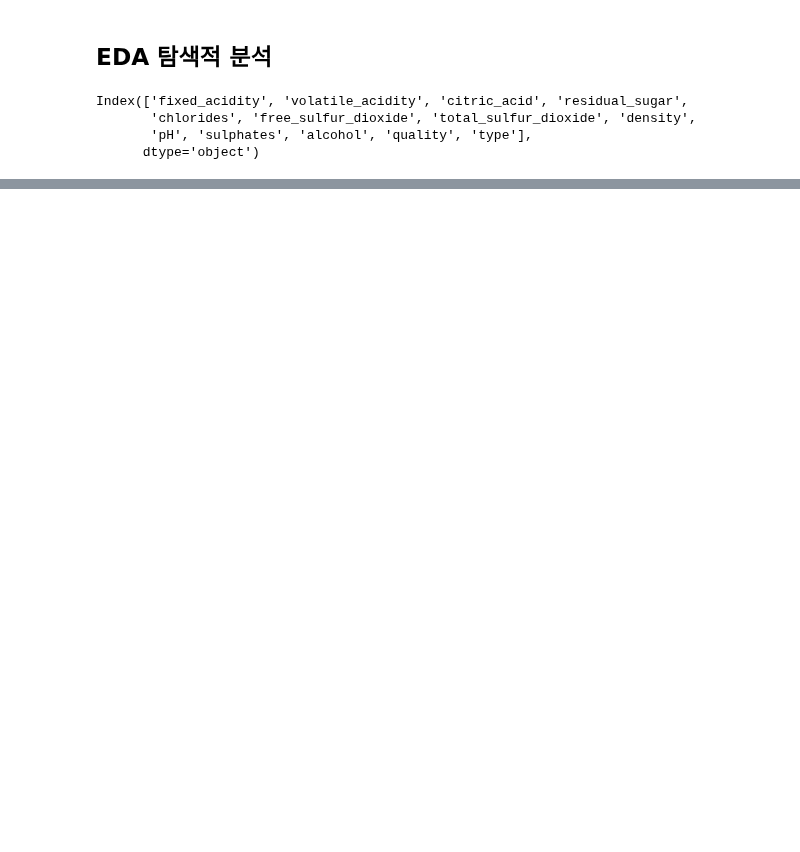
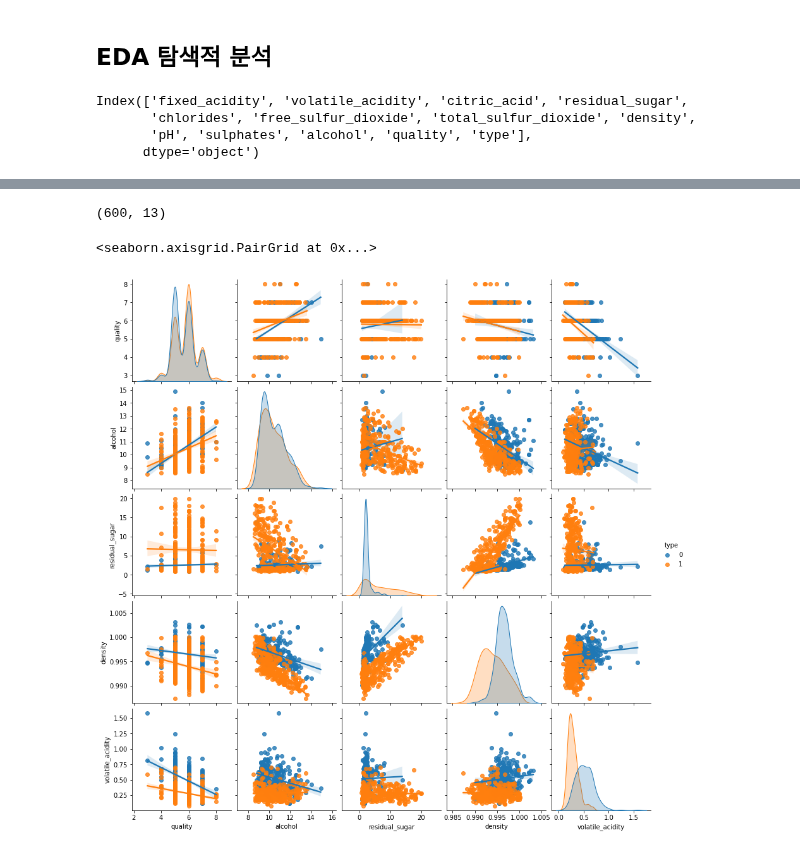
Before and after one commit to gitea0101/jupyter_note, a Jupyter notebook: dataframe/Data_ex5.ipynb, the cells around one changed output, grey strips where cells are left out. Cells and saved outputs as stored; diff of their text form; code cells hidden in the pictures; blank space fills up the shorter version.

```diff
--- a/dataframe/Data_ex5.ipynb
+++ b/dataframe/Data_ex5.ipynb
@@ -126,0 +164,12 @@ wine.groupby('type').describe()
+# %%
+# 레드와인 300개 화이트와인 300개 랜덤 샘플링
+def sampling(data, n=300):
+    return data.loc[np.random.choice(data.index,replace=False,size=n)]
+# %%
+red = wine[wine.type ==0]
+white = wine[wine.type ==1]
+
+red_sample = sampling(red)
+white_sample = sampling(white)
+print(red_sample.shape,white_sample.shape)
+white_sample.head()
@@ -126,0 +184,10 @@ wine.groupby('type').describe()
+# %%
+wine_sample = pd.concat([red_sample,white_sample], axis=0)
+wine_sample.shape
+# %% [output]
+(600, 13)
+# %%
+sns.pairplot(data=wine_sample,kind='reg', hue='type',vars = ['quality','alcohol','residual_sugar','density','volatile_acidity'])
+# %% [output]
+<seaborn.axisgrid.PairGrid at 0x...>
+[figure, added]
```
Also changed, not shown: parts of 9 cells of this notebook, 1 other file.
